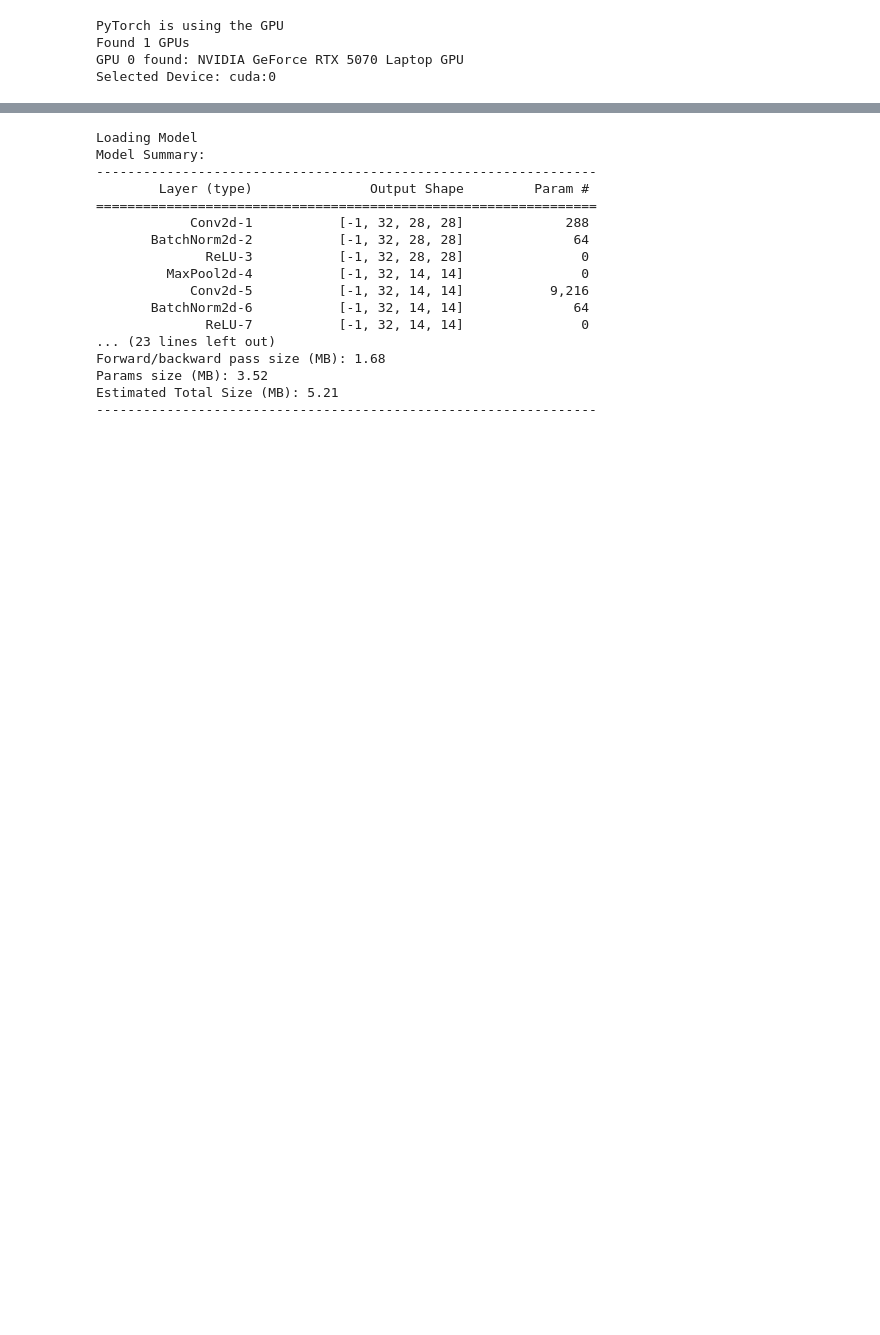
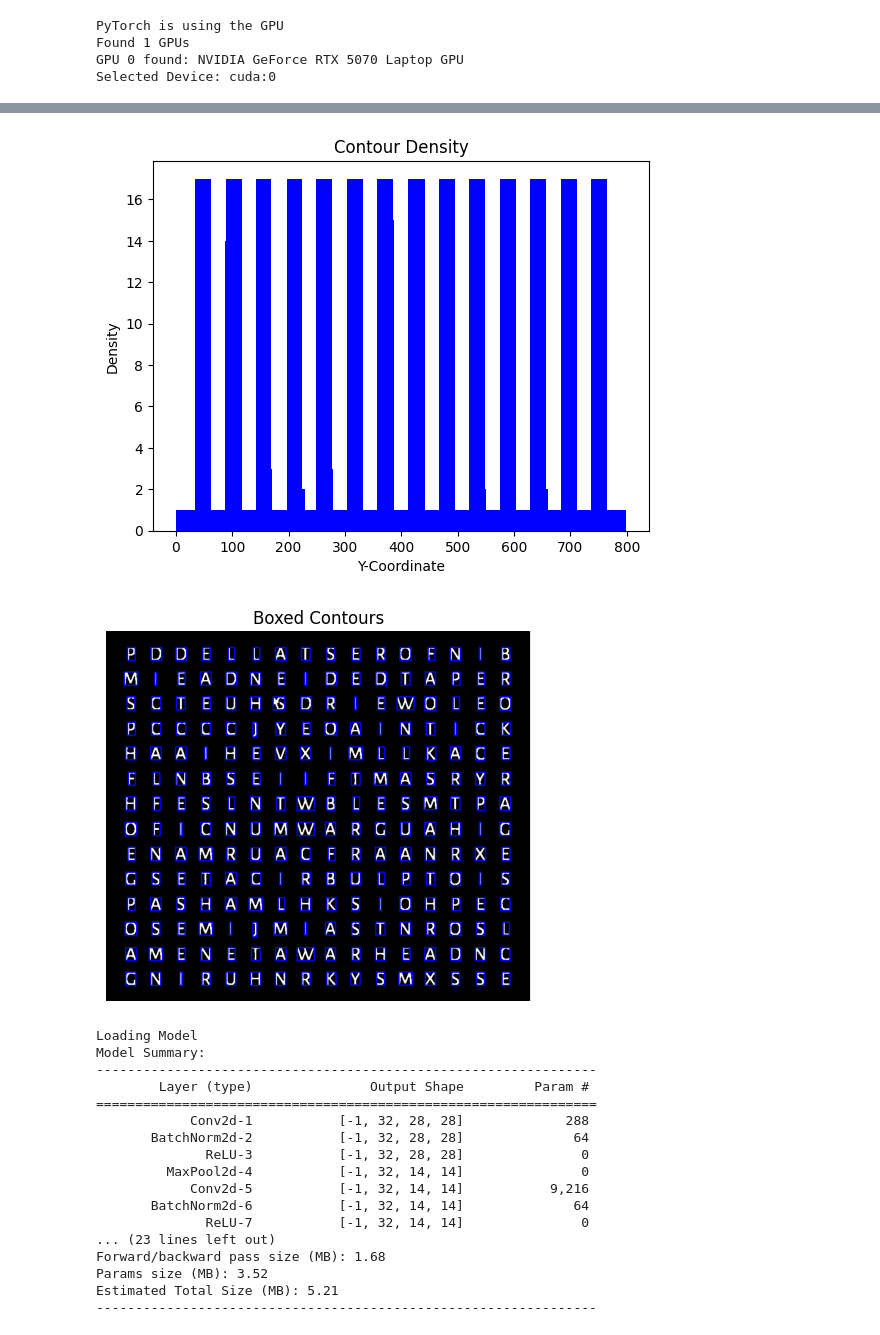
Before and after one commit to nkminion/WordSearchCNN, a Jupyter notebook: WordSearch.ipynb, the cells around one changed output, grey strips where cells are left out. Cells and saved outputs as stored; diff of their text form; code cells hidden in the pictures; blank space fills up the shorter version.

```diff
--- a/WordSearch.ipynb
+++ b/WordSearch.ipynb
@@ -63,11 +56,13 @@ plt.show()
 # %%
-# Detecting Contours
+#Detect Contours of each letter and place them in rows
 
-contours, _ = cv2.findContours(InputImgFinal, cv2.RETR_EXTERNAL, cv2.CHAIN_APPROX_SIMPLE)
-BoundingBoxes = []
+contours,_ = cv2.findContours(InputImgMorph,cv2.RETR_EXTERNAL,cv2.CHAIN_APPROX_SIMPLE)
+ImgHist = np.zeros(NewHeight,np.int32)
+Boxes = []
 
+#Contours exist
 if len(contours) > 0:
-	AvgArea = sum(cv2.contourArea(c) for c in contours)/len(contours)
+	AvgArea = sum(cv2.contourArea(contour) for contour in contours)/len(contours)
 else:
 	AvgArea = 0
 
@@ -75,26 +70,47 @@ for cnt in contours:
 	if cv2.contourArea(cnt) < 0.1*AvgArea:
 		continue
 	x,y,w,h = cv2.boundingRect(cnt)
-	BoundingBoxes.append((x,y,w,h))
+	Boxes.append((x,y,w,h))
 
-#Sort by y coords, then by x coords
-BoundingBoxes.sort(key=lambda box: (box[1],box[0]))
+for box in Boxes:
+	for i in range(box[1],box[1]+box[3]):
+		ImgHist[i] += 1
 
-letter_grid_coordinates = []
-if BoundingBoxes:
-	CurrentRow = [BoundingBoxes[0]] #First Letter
-	RowError = BoundingBoxes[0][3] * 0.7 #(x,y,w,h) --> height * 0.7
+HistThresh = max(ImgHist)*0.5 #50%
+RowRanges = []
+InRow = False
+StartY = 0
 
-	for box in BoundingBoxes[1:]:
-		if (abs(box[1] - CurrentRow[-1][1]) < RowError):
-			CurrentRow.append(box)
-		else:
-			letter_grid_coordinates.append(sorted(CurrentRow, key=lambda coords: coords[0])) #Sort by x coord
-			CurrentRow = [box]
-			RowError = box[3] * 0.7
-	letter_grid_coordinates.append(sorted(CurrentRow, key=lambda coords: coords[0]))
+for y in range(len(ImgHist)):
+	#Enter Row
+	if ImgHist[y] > HistThresh and InRow == False:
+		StartY = y
+		InRow = True
+	#Exit Row
+	elif ImgHist[y] <= HistThresh and InRow == True:
+		RowRanges.append((StartY,y))
+		InRow = False
 
-print(f"Detected {len(letter_grid_coordinates)} rows!")
-for i,row in enumerate(letter_grid_coordinates):
-	print(f"Row {i} has {len(row)} letters!")
+PuzzleCoords = [[] for _ in range(len(RowRanges))]
+
+for box in Boxes:
+	YCenter = box[1]+box[3]/2
+	for rowind in range(len(RowRanges)):
+		if RowRanges[rowind][0]<=YCenter<=RowRanges[rowind][1]:
+			PuzzleCoords[rowind].append(box)
+			cv2.rectangle(TestImg,(box[0],box[1]),((box[0]+box[2]),(box[1]+box[3])),(0,0,255),2)
+
+for row in PuzzleCoords:
+	row.sort(key=lambda x: x[0])
+
+plt.bar(np.arange(len(ImgHist)),ImgHist,width=1.0,color='blue')
+plt.title("Contour Density")
+plt.xlabel("Y-Coordinate")
+plt.ylabel("Density")
+plt.show()
+
+plt.imshow(TestImg)
+plt.title("Boxed Contours")
+plt.axis('off')
+plt.show()
 # %% [output]
@@ -121,3 +117,5 @@ Row 18 has 20 letters!
+[figure, added]
+[figure, added]
 # %%
 #Load model
 
```
Also changed, not shown: parts of 8 cells of this notebook, 10 other files.
